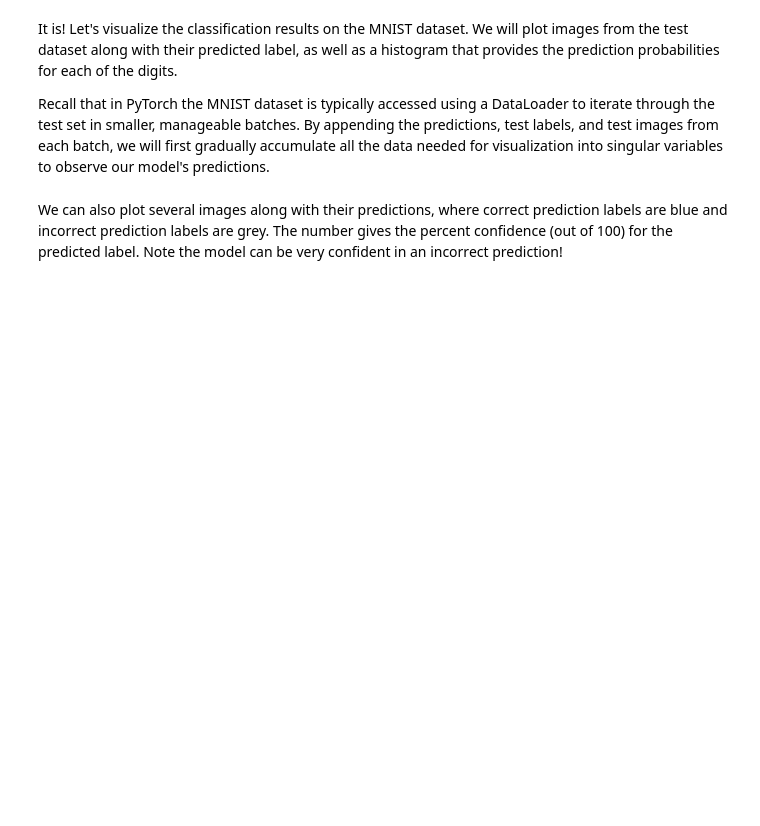
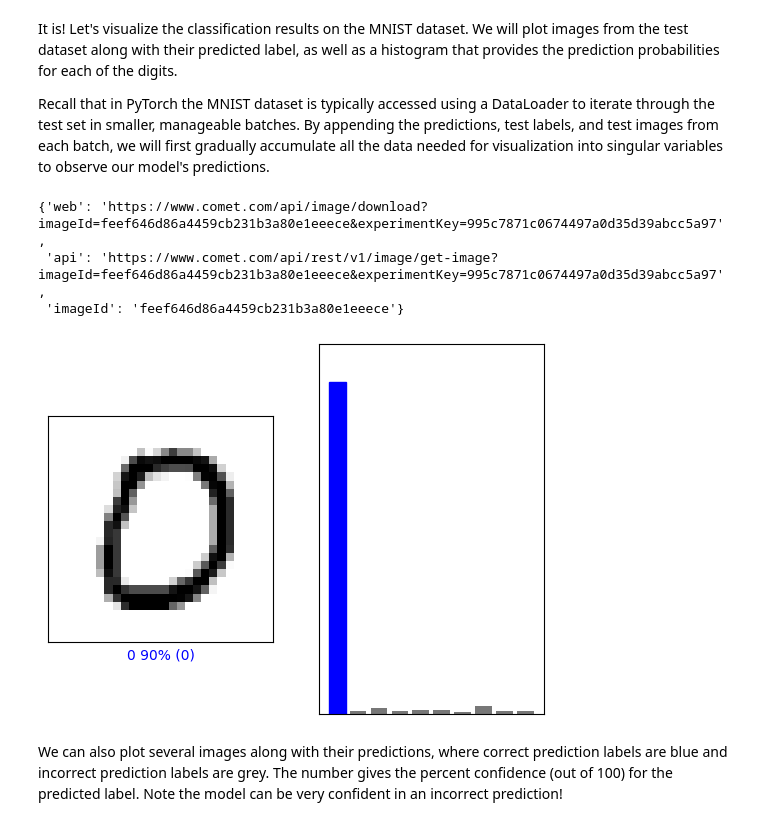
Before and after one commit to chakz/Introduction_to_Deep_Learning, a Jupyter notebook: lab2/PT_Part1_MNIST.ipynb, the cells around one changed output. Drawn from its saved outputs; the diff is of its cells as text; code cells hidden in the pictures; blank space fills up the shorter version.

```diff
--- a/lab2/PT_Part1_MNIST.ipynb
+++ b/lab2/PT_Part1_MNIST.ipynb
@@ -498,6 +634,13 @@ all_images = []
 # Process test set in batches
 with torch.no_grad():
     for images, labels in testset_loader:
+        # Move batch to the same device as model
+        images = images.to(device)
+        labels = labels.to(device)
+
+        # Forward pass
+        #'''TODO: feed the images into the model and obtain the predictions'''
+        #outputs = # TODO
         outputs = cnn_model(images)
 
         # Apply softmax to get probabilities from the predicted logits
@@ -506,9 +649,9 @@ with torch.no_grad():
         # Get predicted classes
         predicted = torch.argmax(probabilities, dim=1)
 
-        all_predictions.append(probabilities)
-        all_labels.append(labels)
-        all_images.append(images)
+        all_predictions.append(probabilities.cpu())
+        all_labels.append(labels.cpu())
+        all_images.append(images.cpu())
 
 all_predictions = torch.cat(all_predictions)  # Shape: (total_samples, num_classes)
 all_labels = torch.cat(all_labels)            # Shape: (total_samples,)
@@ -521,12 +664,17 @@ test_images = all_images.cpu().numpy()       # Shape: (total_samples, 1, 28, 28)
 # %%
 #@title Change the slider to look at the model's predictions! { run: "auto" }
 
-image_index = 79 #@param {type:"slider", min:0, max:100, step:1}
+image_index = 10 #@param {type:"slider", min:0, max:100, step:1}
 plt.subplot(1,2,1)
 mdl.lab2.plot_image_prediction(image_index, predictions, test_labels, test_images)
 plt.subplot(1,2,2)
 mdl.lab2.plot_value_prediction(image_index, predictions, test_labels)
 comet_model_2.log_figure(figure=plt)
+# %% [output]
+{'web': 'https://www.comet.com/api/image/download?imageId=feef646d86a4459cb231b3a80e1eeece&experimentKey=995c7871c0674497a0d35d39abcc5a97',
+ 'api': 'https://www.comet.com/api/rest/v1/image/get-image?imageId=feef646d86a4459cb231b3a80e1eeece&experimentKey=995c7871c0674497a0d35d39abcc5a97',
+ 'imageId': 'feef646d86a4459cb231b3a80e1eeece'}
+[figure, added]
 # %% [markdown]
 We can also plot several images along with their predictions, where correct prediction labels are blue and incorrect prediction labels are grey. The number gives the percent confidence (out of 100) for the predicted label. Note the model can be very confident in an incorrect prediction!
 # %%
```
Also changed, not shown: parts of 20 cells of this notebook.
